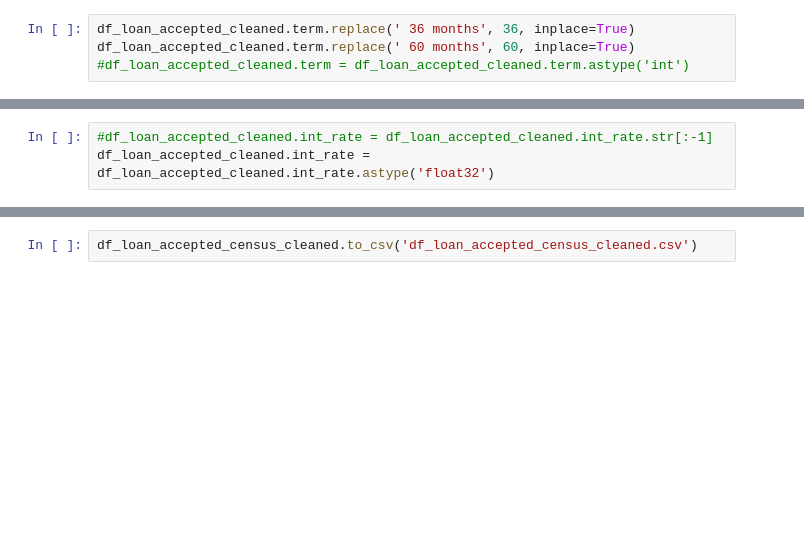
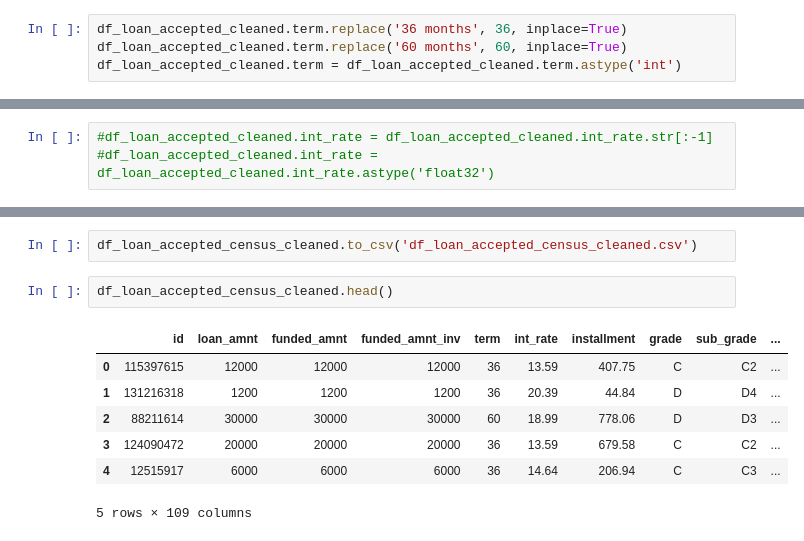
Before and after one commit to Shiqing-Du/BDML, a Jupyter notebook: LCdata.ipynb, the cells around one changed output, grey strips where cells are left out. Cells and saved outputs as stored; diff of their text form; blank space fills up the shorter version.

```diff
--- a/LCdata.ipynb
+++ b/LCdata.ipynb
@@ -275,4 +271,4 @@ array(['36 months', '60 months'], dtype=object)
 # %%
-df_loan_accepted_cleaned.term.replace(' 36 months', 36, inplace=True)
-df_loan_accepted_cleaned.term.replace(' 60 months', 60, inplace=True)
-#df_loan_accepted_cleaned.term = df_loan_accepted_cleaned.term.astype('int')
+df_loan_accepted_cleaned.term.replace('36 months', 36, inplace=True)
+df_loan_accepted_cleaned.term.replace('60 months', 60, inplace=True)
+df_loan_accepted_cleaned.term = df_loan_accepted_cleaned.term.astype('int')
@@ -292,6 +275,6 @@ Name: int_rate, dtype: float64
 # %%
 #df_loan_accepted_cleaned.int_rate = df_loan_accepted_cleaned.int_rate.str[:-1]
-df_loan_accepted_cleaned.int_rate = df_loan_accepted_cleaned.int_rate.astype('float32')
+#df_loan_accepted_cleaned.int_rate = df_loan_accepted_cleaned.int_rate.astype('float32')
 # %%
 df_loan_accepted_cleaned.int_rate.head()
 # %% [output]
@@ -579,3 +562,13 @@ Let's save the final accepted loan dataset augmented with census data to disk.
 Merge accepted loan data with census data using the zip code
 # %%
 df_loan_accepted_census_cleaned.to_csv('df_loan_accepted_census_cleaned.csv')
+# %%
+df_loan_accepted_census_cleaned.head()
+# %% [output]
+|  | id | loan_amnt | funded_amnt | funded_amnt_inv | term | int_rate | installment | grade | sub_grade | ... |
+| 0 | 115397615 | 12000 | 12000 | 12000 | 36 | 13.59 | 407.75 | C | C2 | ... |
+| 1 | 131216318 | 1200 | 1200 | 1200 | 36 | 20.39 | 44.84 | D | D4 | ... |
+| 2 | 88211614 | 30000 | 30000 | 30000 | 60 | 18.99 | 778.06 | D | D3 | ... |
+| 3 | 124090472 | 20000 | 20000 | 20000 | 36 | 13.59 | 679.58 | C | C2 | ... |
+| 4 | 12515917 | 6000 | 6000 | 6000 | 36 | 14.64 | 206.94 | C | C3 | ... |
+5 rows × 109 columns
```
Also changed, not shown: parts of 4 cells of this notebook.
